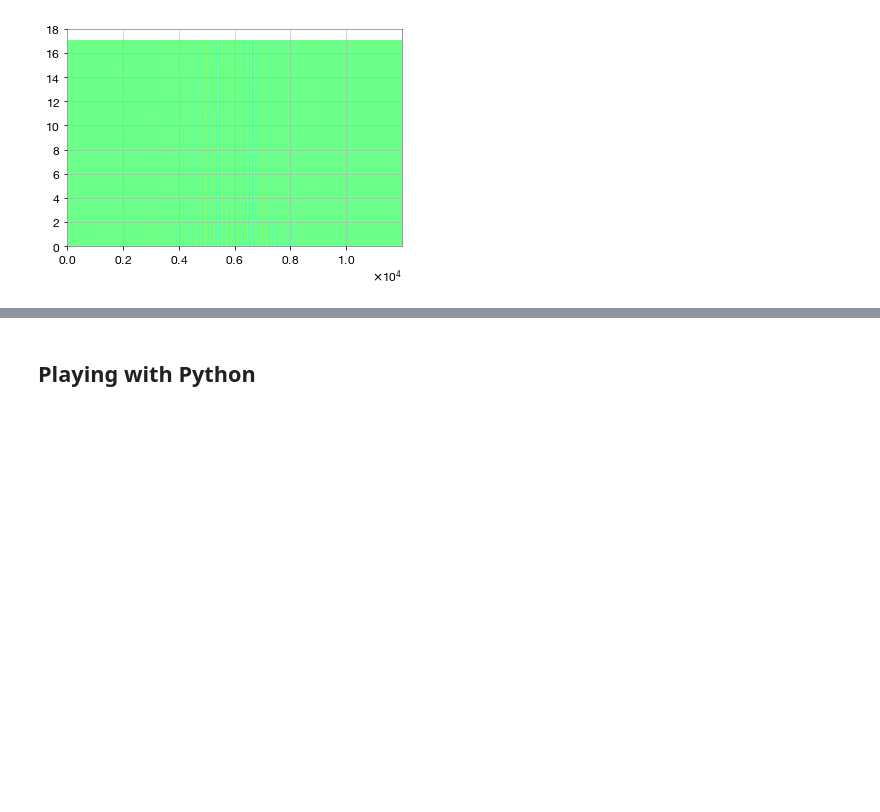
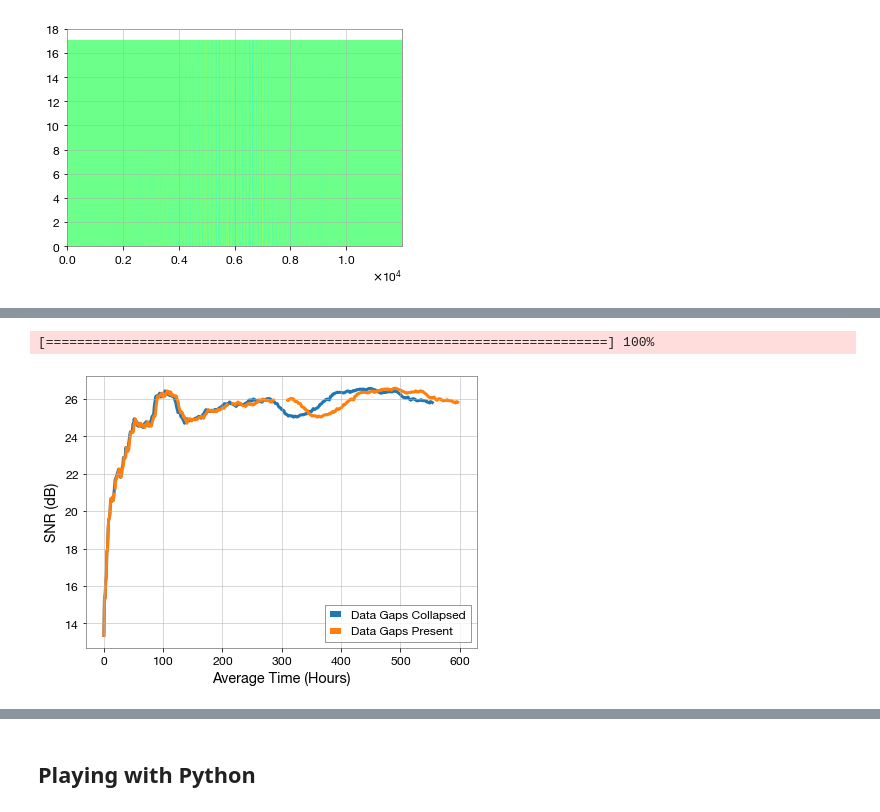
Before and after one commit to John-Ragland/Noise_Interferometry, a Jupyter notebook: Scripts/NCF_Analysis.ipynb, the cells around one changed output, grey strips where cells are left out. Drawn from its saved outputs; the diff is of its cells as text; code cells hidden in the pictures; blank space fills up the shorter version.

```diff
--- a/Scripts/NCF_Analysis.ipynb
+++ b/Scripts/NCF_Analysis.ipynb
@@ -510,0 +512,3 @@ plt.ylim([0,18])
+# %%
+file_name = "/Users/jhrag/Code/ocean_acoustics/Noise_Interferometry/NCFs/MJ03F-MJ03E/2017"
+exp1 = analysis.NCCF_experiment(file_name, verbose=True)
@@ -510,0 +527,15 @@ plt.ylim([0,18])
+# %%
+SNR, last_valid, SNR_ma = exp1.SNR_plot(1, 600, 's1b0A')
+# %% [output]
+[========================================================================] 100%
+# %%
+fig1 = plt.figure(figsize=(7,5))
+
+plt.plot(SNR_ma[~SNR_ma.mask],linewidth=3)
+plt.plot(SNR_ma,linewidth=3)
+plt.xlabel('Average Time (Hours)')
+plt.ylabel('SNR (dB)')
+plt.legend(['Data Gaps Collapsed','Data Gaps Present'])
+plt.savefig('Both_Options.png',dpi=400)
+# %% [output]
+[figure, added]
```
Also changed, not shown: parts of 18 cells of this notebook, 9 other files.
